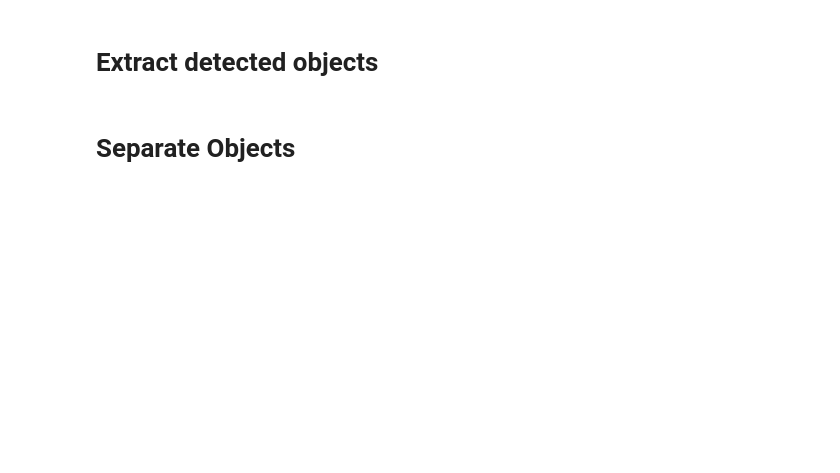
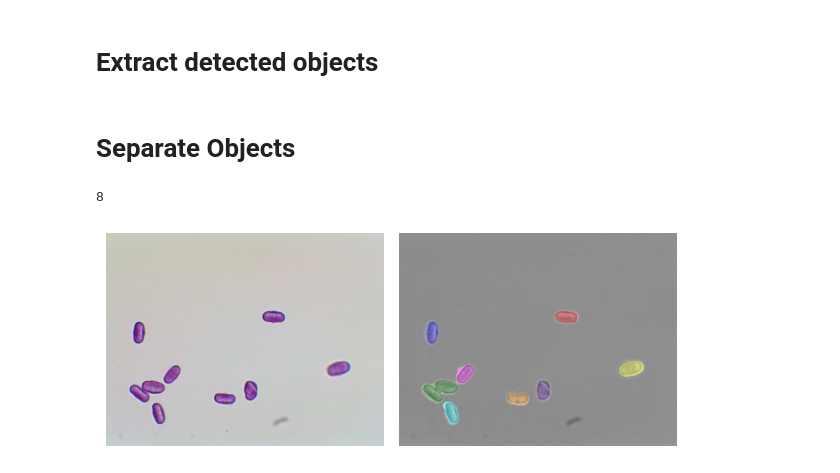
Before and after one commit to Digiratory/Pollen-Analyzer, a Jupyter notebook: Utils/Prepare Single Object Dataset.ipynb, the cells around one changed output. Saved outputs shown, nothing was run; the diff lists cells and outputs as text; code cells hidden in the pictures; blank space fills up the shorter version.

```diff
--- a/Utils/Prepare Single Object Dataset.ipynb
+++ b/Utils/Prepare Single Object Dataset.ipynb
@@ -152,3 +171,14 @@ masked_rgb_images = object_separation_stage(image_rgb, label_image)
+# %%
+image_rgb = io.imread(all_images[10])
+label_image = object_detection_stage(image_rgb)
+masked_rgb_images = object_separation_stage(image_rgb, label_image)
+print(len(masked_rgb_images))
+# %% [output]
+8
+# %%
+draw_detections(image_rgb, label_image)
+# %% [output]
+[figure, added]
 # %%
 for imx, path in enumerate(tqdm(all_images)):
     rel_path = os.path.relpath(path, start=DATASET_ROOT)
```
Also changed, not shown: parts of 10 cells of this notebook.
